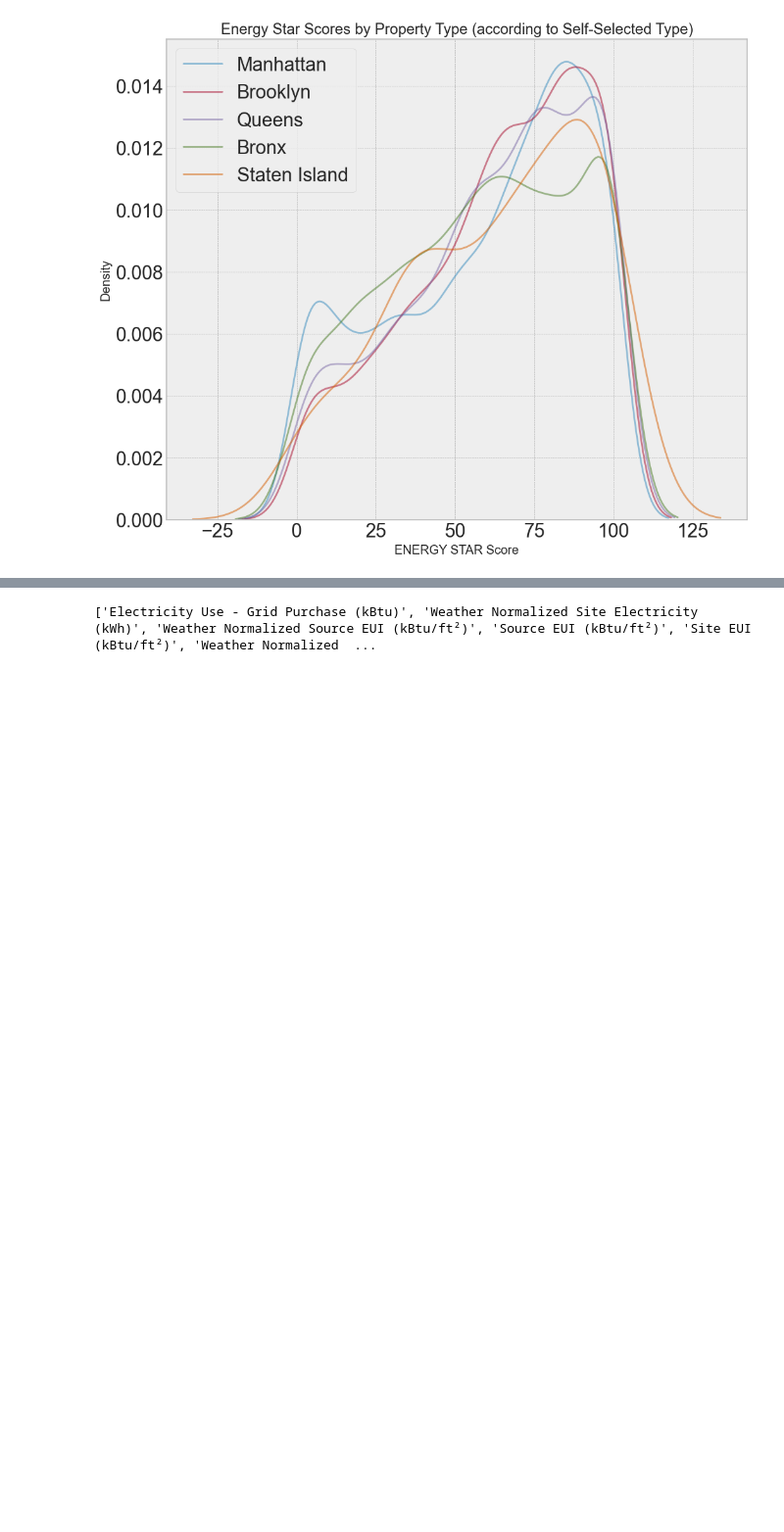
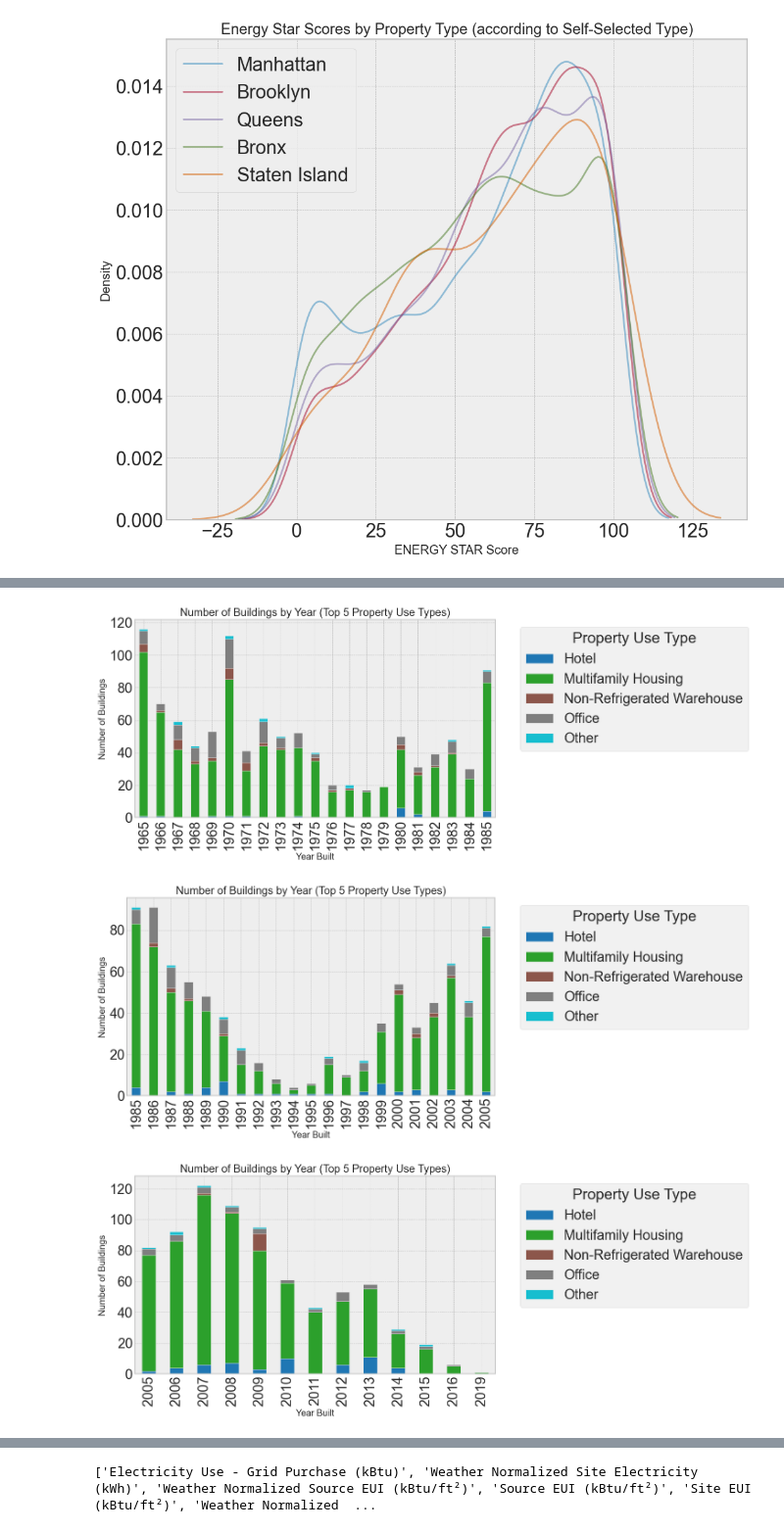
Before and after one commit to zkhechadoorian/NYC-LL84-Benchmarking, a Jupyter notebook: notebooks/0_eda.ipynb, the cells around one changed output, grey strips where cells are left out. Shown at 98% size. Drawn from its saved outputs; the diff is of its cells as text; code cells hidden in the pictures; blank space fills up the shorter version.

```diff
--- a/notebooks/0_eda.ipynb
+++ b/notebooks/0_eda.ipynb
@@ -426 +462,40 @@ The borough of the building does not seem to make as significant a difference in
+# %%
+year_ranges = [
+    [1965, 1985],
+    [1985, 2005],
+    [2005, 2025]
+]
+
+for each_range in year_ranges:
+    # Step 1: Get top 5 most common property use types
+    top5_types = data['Largest Property Use Type'].value_counts().nlargest(5).index
+
+    # Step 2: Filter to only those 5 types
+    filtered_data = data[
+        (data['Largest Property Use Type'].isin(top5_types)) &
+        (data['Year Built'].between(each_range[0], each_range[1]))
+    ]
+
+    # Step 3: Create pivot table: rows=Year Built, columns=Property Type, values=counts
+    pivot_table = (
+        filtered_data
+        .groupby(['Year Built', 'Largest Property Use Type'])
+        .size()
+        .unstack(fill_value=0)
+        .sort_index()
+    )
+
+    # Step 4: Plot stacked bar chart
+    pivot_table.plot(kind='bar', stacked=True, figsize=(15, 6), colormap='tab10')
+
+    plt.title("Number of Buildings by Year (Top 5 Property Use Types)")
+    plt.xlabel("Year Built")
+    plt.ylabel("Number of Buildings")
+    plt.legend(title='Property Use Type', bbox_to_anchor=(1.05, 1), loc='upper left')
+    plt.tight_layout()
+    plt.show()
+# %% [output]
+[figure, added]
+[figure, added]
+[figure, added]
 # %% [markdown]
```
Also changed, not shown: parts of 6 cells of this notebook.
